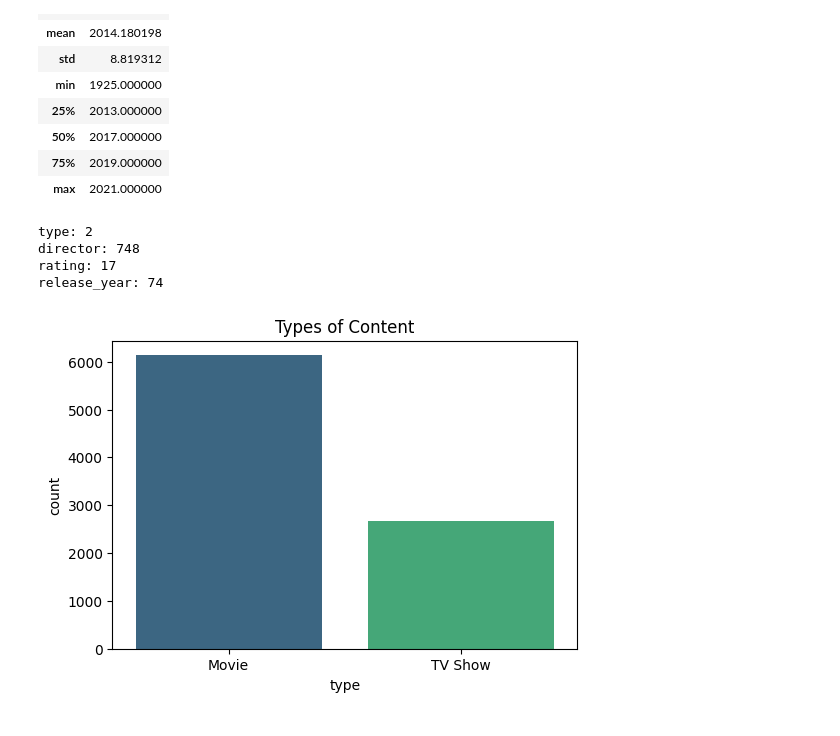
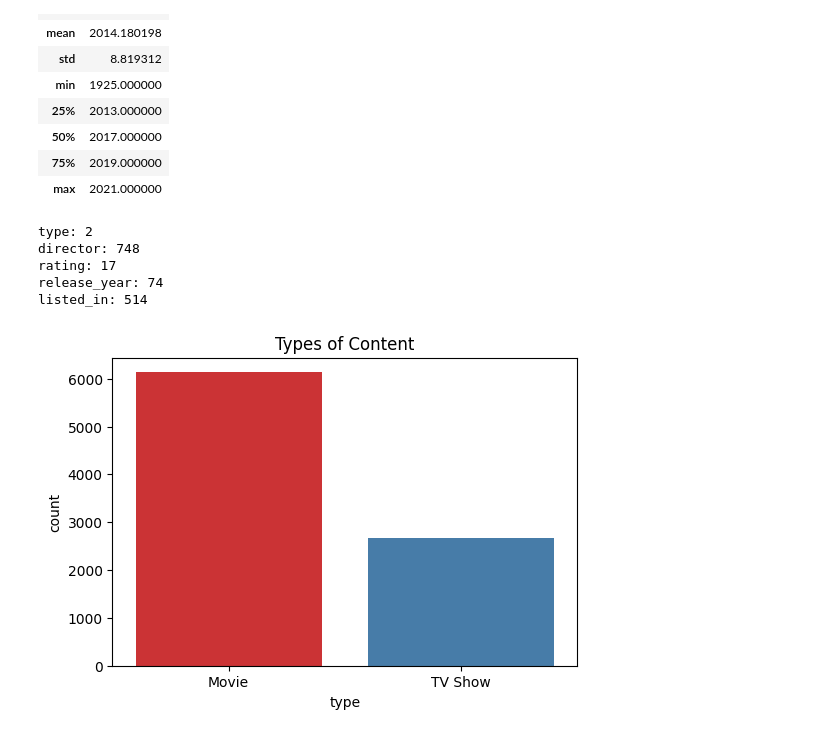
Before and after one commit to robertomartinezedu/Curso-IA-BigData, a Jupyter notebook: PIA/EntregaUd3.ipynb, the cells around one changed output. Drawn from its saved outputs; the diff is of its cells as text; code cells hidden in the pictures.

```diff
--- a/PIA/EntregaUd3.ipynb
+++ b/PIA/EntregaUd3.ipynb
@@ -87,21 +101,24 @@ typeNum = netflix_df['type'].nunique()
 directorNum = netflix_df['country'].nunique()
 ratingNum = netflix_df['rating'].nunique()
 release_yearNum = netflix_df['release_year'].nunique()
+listed_inNum = netflix_df['listed_in'].nunique()
 print(f"type: {typeNum}")
 print(f"director: {directorNum}")
 print(f"rating: {ratingNum}")
 print(f"release_year: {release_yearNum}")
+print(f"listed_in: {listed_inNum}")
 # %% [output]
 type: 2
 director: 748
 rating: 17
 release_year: 74
+listed_in: 514
 # %%
 type_value = netflix_df['type'].value_counts()
 fig, ax = plt.subplots(figsize=(6, 4))
-sns.countplot(data=netflix_df, x='type', hue='type', palette='viridis', ax=ax)
+sns.countplot(data=netflix_df, x='type', hue='type', palette='Set1', ax=ax)
 ax.set_title('Types of Content')
 plt.show()
 # %% [output]
-[figure, old version]
+[figure, new version]
 # %%
```
Also changed, not shown: parts of 7 cells of this notebook.
